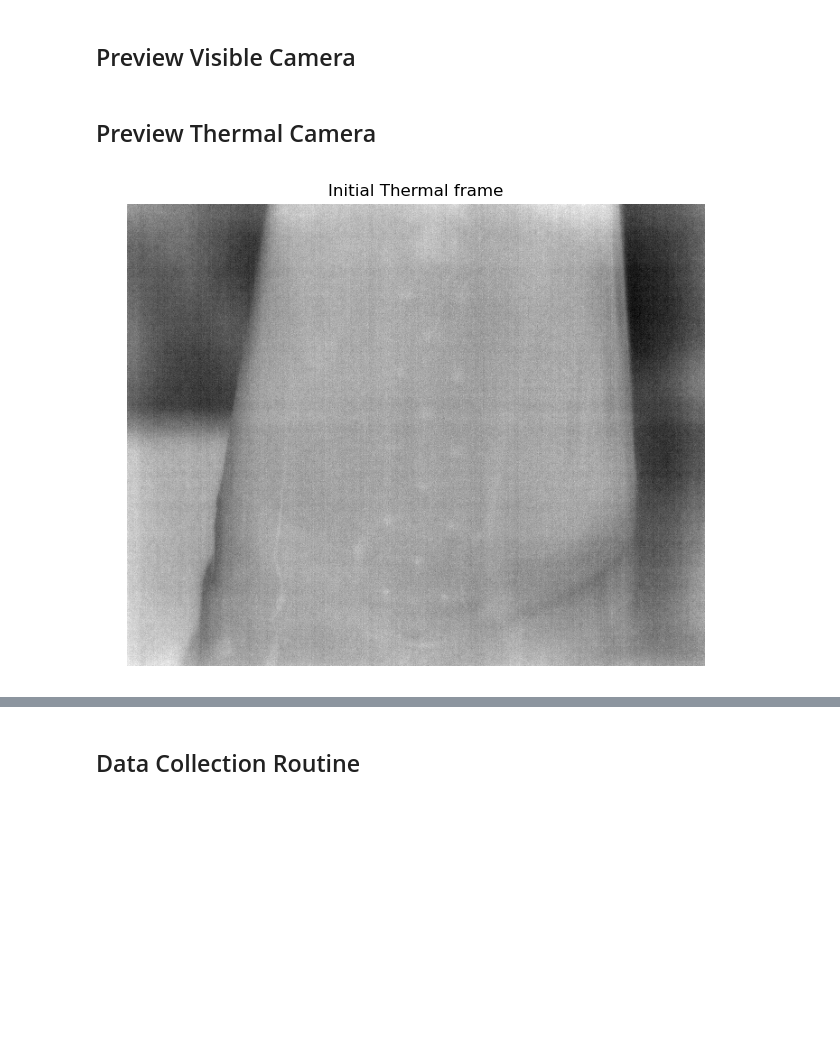
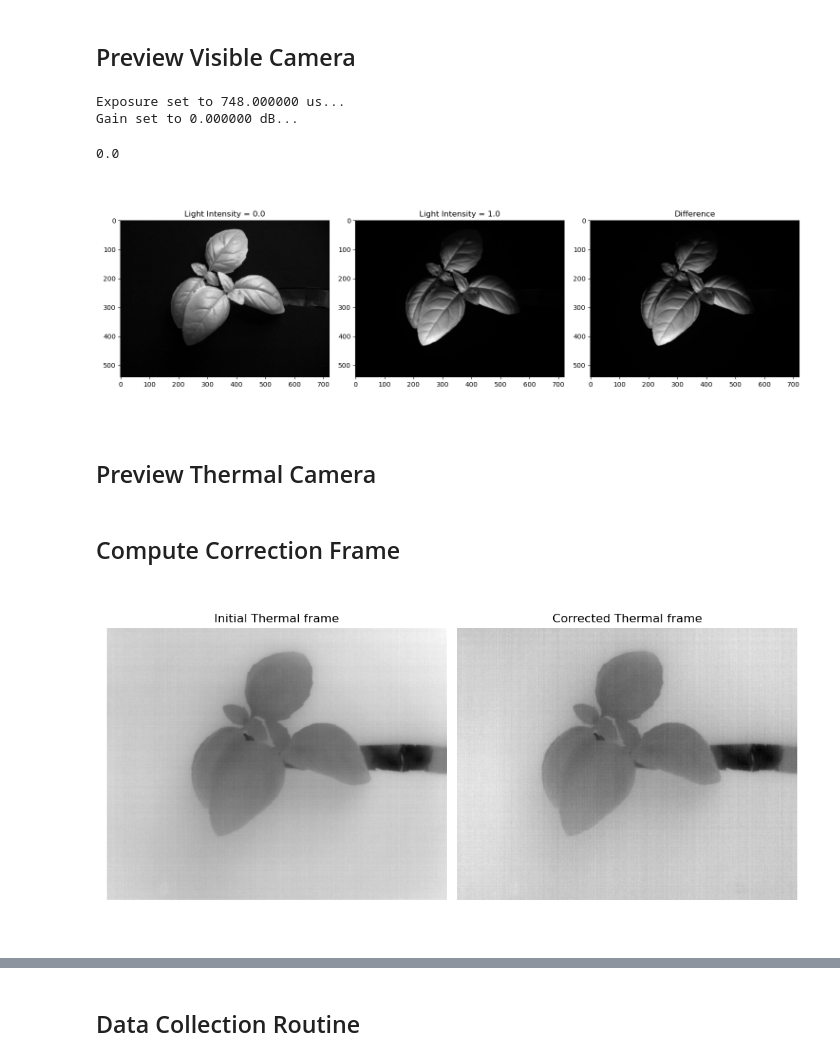
Before and after one commit to nnsriram27/plantProj, a Jupyter notebook: notebooks-setup/collect_plant_data_v2.ipynb, the cells around one changed output, grey strips where cells are left out. Cells and saved outputs as stored; diff of their text form; code cells hidden in the pictures; blank space fills up the shorter version.

```diff
--- a/notebooks-setup/collect_plant_data_v2.ipynb
+++ b/notebooks-setup/collect_plant_data_v2.ipynb
@@ -21,6 +21,8 @@ from cameras.wrapper_boson import BosonWithTelemetry
 from cameras.wrapper_pyspin import Blackfly
 from lights.light_intensity_controller import LightIntensityController
 from thorlabs_elliptec import ELLx
+# %%
+COMPUTE_CORRECTION_TERM = False
 # %% [markdown]
 # Initialize Hardware
 # %%
@@ -74,9 +57,14 @@ light_obj.set_voltage(0.0)
 # %% [markdown]
 ## Preview Visible Camera
 # %%
-# high_voltage = 0.6
-# curr_stage_pos = STAGE_POS_LP700
-# curr_exposure = 10000
-# stage.move_absolute_raw(curr_stage_pos)
-# vis_cam_obj.set_exposure(curr_exposure)
+high_voltage = 10
+curr_stage_pos = STAGE_POS_LP700
+curr_exposure = 750
+stage.move_absolute_raw(curr_stage_pos)
+vis_cam_obj.set_exposure(curr_exposure)
+vis_cam_obj.set_gain(0)
+# %% [output]
+Exposure set to 748.000000 us...
+Gain set to 0.000000 dB...
+0.0
 # %%
@@ -97,19 +85,21 @@ light_obj.set_voltage(0.0)
 # %%
-# fig, ax = plt.subplots(1, 3, figsize=(15, 5))
+fig, ax = plt.subplots(1, 3, figsize=(15, 5))
 
-# ax[0].imshow(vis_cam_img1, cmap='gray')
-# ax[0].set_title('Light Intensity = 0.0')
+ax[0].imshow(vis_cam_img1, cmap='gray')
+ax[0].set_title('Light Intensity = 0.0')
 
-# ax[1].imshow(vis_cam_img2, cmap='gray')
-# ax[1].set_title('Light Intensity = 1.0')
+ax[1].imshow(vis_cam_img2, cmap='gray')
+ax[1].set_title('Light Intensity = 1.0')
 
-# ax[2].imshow(vis_cam_img2 - vis_cam_img1, cmap='gray')
-# ax[2].set_title('Difference')
+ax[2].imshow(vis_cam_img2 - vis_cam_img1, cmap='gray')
+ax[2].set_title('Difference')
 
-# plt.tight_layout()
-# plt.show()
-# save_image_filename = f'light_intensity_test_v{high_voltage}_e{curr_exposure}_f{curr_stage_pos}.png'
-# fig.savefig(save_image_filename)
+plt.tight_layout()
+plt.show()
+save_image_filename = f'light_intensity_test_v{high_voltage}_e{curr_exposure}_f{curr_stage_pos}.png'
+fig.savefig(save_image_filename)
+# %% [output]
+[figure, added]
 # %% [markdown]
 ## Preview Thermal Camera
 # %%
@@ -122,3 +112,5 @@ def preview_thermal_frame(frame_raw: np.ndarray, in_range='image', equalize=Fals
     if apply_colormap:
         frame = cv2.applyColorMap(frame, cv2.COLORMAP_TURBO)[..., ::-1]
     return frame
+# %% [markdown]
+## Compute Correction Frame
@@ -125,23 +148,32 @@ def preview_thermal_frame(frame_raw: np.ndarray, in_range='image', equalize=Fals
 # %%
 thr_cam_obj.camera.do_ffc()
 
 num_init = 100
 init_frame = np.zeros((512, 640), dtype=np.float32)
 for _ in range(num_init):
     frame_init, frame_timestamp = thr_cam_obj.get_next_image()
     frame_init = frame_init[:, ::-1]
     init_frame += frame_init
 init_frame /= num_init
 
-fig, ax = plt.subplots(1, 1, figsize=(6.4, 5.12))
-ax.imshow(init_frame, cmap='gray')
+img1 = init_frame
+img2 = init_frame + correction_term
+
+min_val = np.min([np.min(img1), np.min(img2)])
+max_val = np.max([np.max(img1), np.max(img2)])
+
+fig, ax = plt.subplots(1, 2, figsize=(10, 5))
+ax[0].imshow(init_frame, cmap='gray', vmin=min_val, vmax=max_val)
 # ax.imshow(preview_thermal_frame(init_frame, apply_colormap=False), cmap='gray')
-ax.set_title('Initial Thermal frame')
-ax.axis('off')
+ax[0].set_title('Initial Thermal frame')
+ax[0].axis('off')
+ax[1].imshow(init_frame + correction_term, cmap='gray', vmin=min_val, vmax=max_val)
+ax[1].set_title('Corrected Thermal frame')
+ax[1].axis('off')
 plt.tight_layout()
 plt.show()
 # %% [output]
-[figure, old version]
+[figure, new version]
 # %%
 fig, axes = plt.subplots(2, 2, figsize=(8, 8))
 
```
Also changed, not shown: parts of 9 cells of this notebook, 3 other files.
